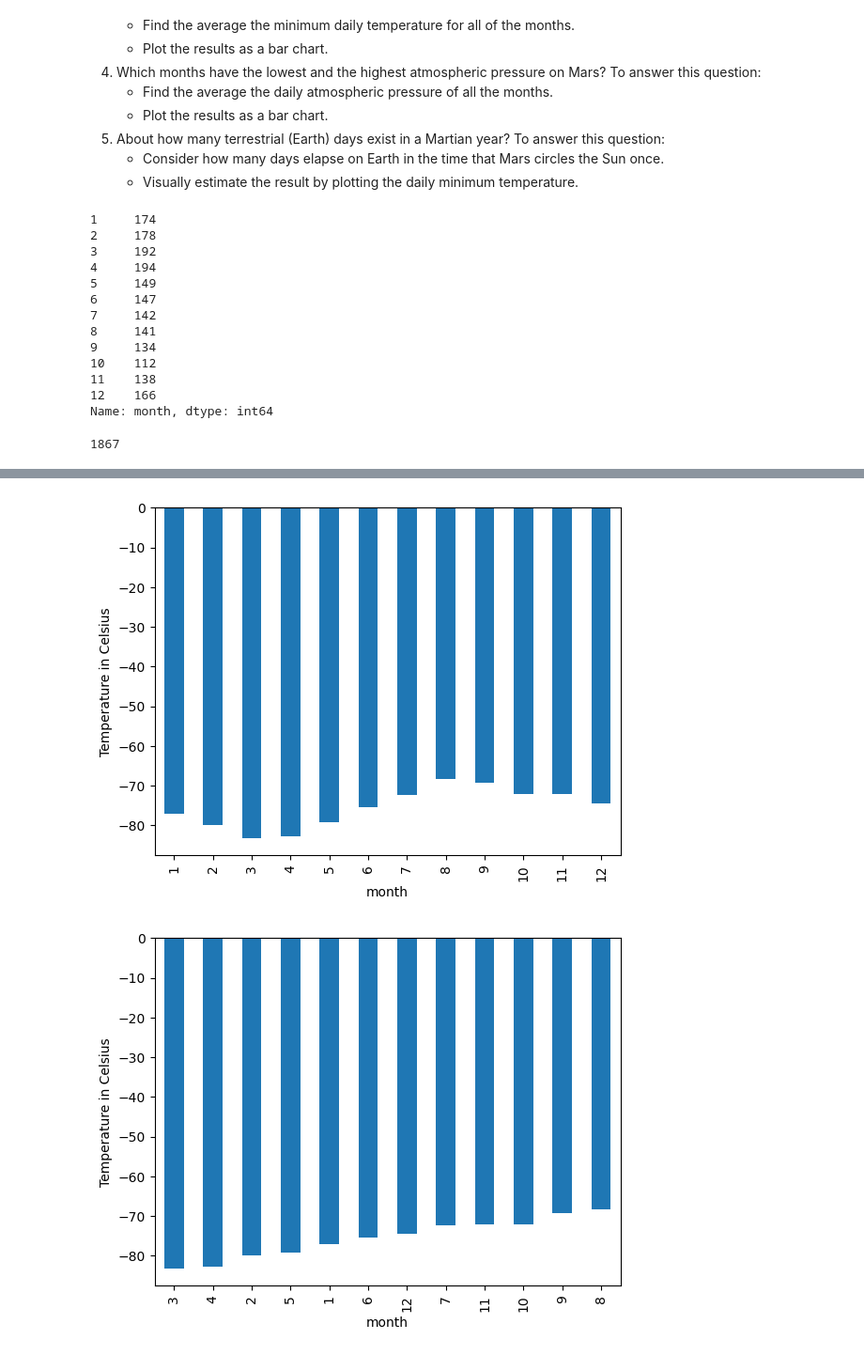
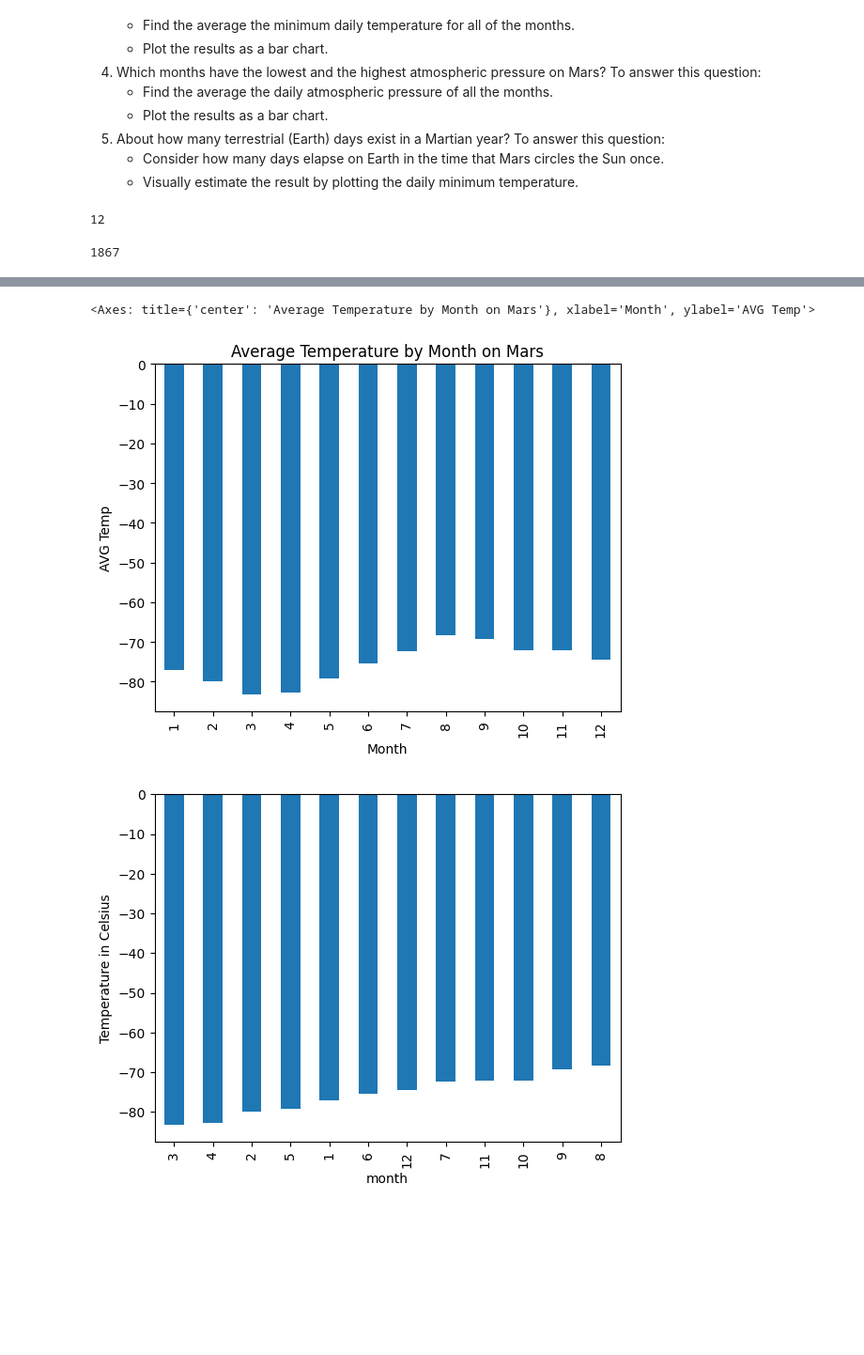
Before and after one commit to derekjohnson7/data-collection, a Jupyter notebook: Starter_Code/part_2_mars_weather.ipynb, the cells around one changed output, grey strips where cells are left out. Shown: that part at 94% size. Cells and saved outputs as stored; diff of their text form; code cells hidden in the pictures; blank space fills up the shorter version.

```diff
--- a/Starter_Code/part_2_mars_weather.ipynb
+++ b/Starter_Code/part_2_mars_weather.ipynb
@@ -54,5 +66,14 @@ Assemble the scraped data into a Pandas DataFrame. The columns should have the s
 * `pressure`: The atmospheric pressure at Curiosity's location
 # %%
 # Create an empty list
+table_info = []
+# Loop through the scraped data to create a list of rows
+headers = [headers.text.strip() for headers in soup.find_all('th')]
+table_info.append(headers)
 
-# Loop through the scraped data to create a list of rows
+for row in soup.find_all('tr', class_='data-row'):
+    row_data = [td.text.strip() for td in row.find_all('td')]
+    table_info.append(row_data)
+
+
+table_info
@@ -59,4 +98,5 @@ Assemble the scraped data into a Pandas DataFrame. The columns should have the s
 # %%
 # Create a Pandas DataFrame by using the list of rows and a list of the column names
+mars_df = pd.DataFrame(table_info[1:], columns=table_info[0])
 # %%
 # Confirm DataFrame was created successfully
@@ -89,2 +135,10 @@ dtype: object
+# %%
+# Change data types for data analysis
+mars_df['terrestrial_date'] = mars_df['terrestrial_date'].astype('datetime64[ns]')
+mars_df['sol'] = mars_df['sol'].astype('int64')
+mars_df['ls'] = mars_df['ls'].astype('int64')
+mars_df['month'] = mars_df['month'].astype('int64')
+mars_df['min_temp'] = mars_df['min_temp'].astype('float64')
+mars_df['pressure'] = mars_df['pressure'].astype('float64')
 # %%
 # Confirm type changes were successful by examining data types again
@@ -115,19 +176,8 @@ Analyze your dataset by using Pandas functions to answer the following questions
     * Visually estimate the result by plotting the daily minimum temperature.
 # %%
 # 1. How many months are there on Mars?
+max(mars_df['month'])
 # %% [output]
-1     174
-2     178
-3     192
-4     194
-5     149
-6     147
-7     142
-8     141
-9     134
-10    112
-11    138
-12    166
-Name: month, dtype: int64
+12
 # %%
 # 2. How many Martian days' worth of data are there?
@@ -135,6 +186,8 @@ Name: month, dtype: int64
 1867
 # %%
 # 3. What is the average low temperature by month?
+avg_temp = mars_df.groupby('month')['min_temp'].mean()
+avg_temp
 # %% [output]
 month
 1    -77.160920
@@ -152,8 +205,10 @@ month
 Name: min_temp, dtype: float64
 # %%
 # Plot the average temperature by month
+avg_temp.plot(kind='bar', xlabel='Month', ylabel='AVG Temp(celcius)', title='Average Temperature by Month on Mars')
 # %% [output]
+<Axes: title={'center': 'Average Temperature by Month on Mars'}, xlabel='Month', ylabel='AVG Temp'>
-[figure, old version]
+[figure, new version]
 # %%
 # Identify the coldest and hottest months in Curiosity's location
 # %% [output]
```
Also changed, not shown: parts of 8 cells of this notebook, 1 other file.
